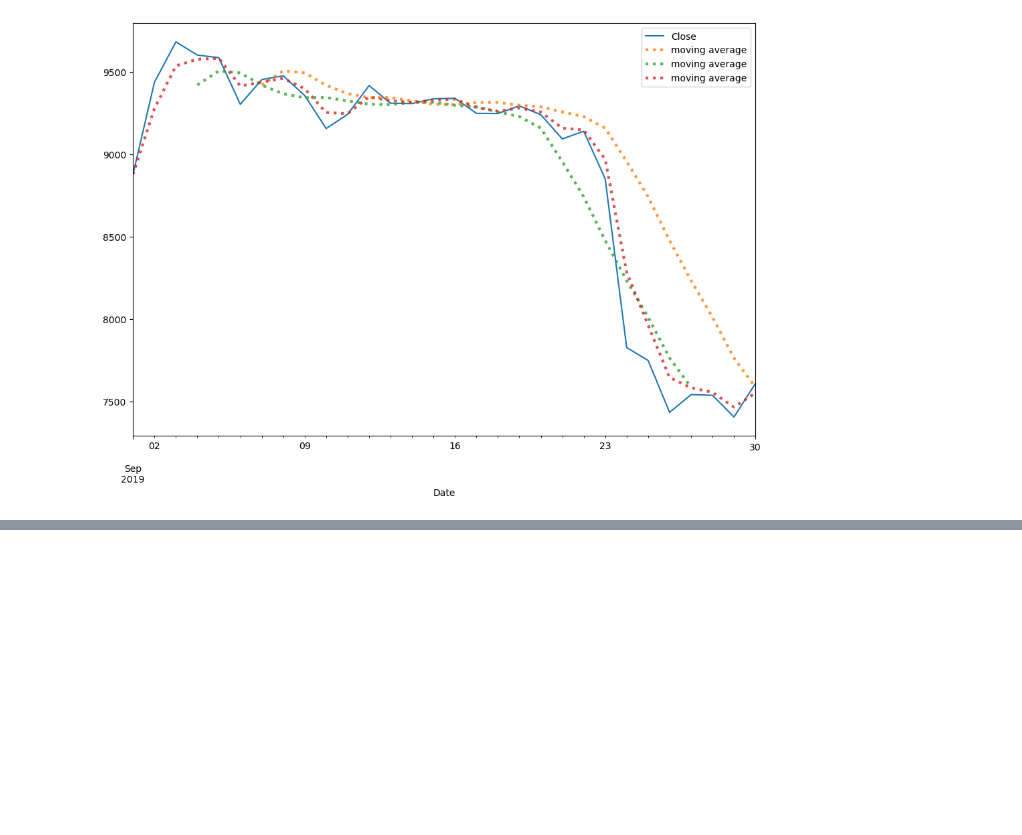
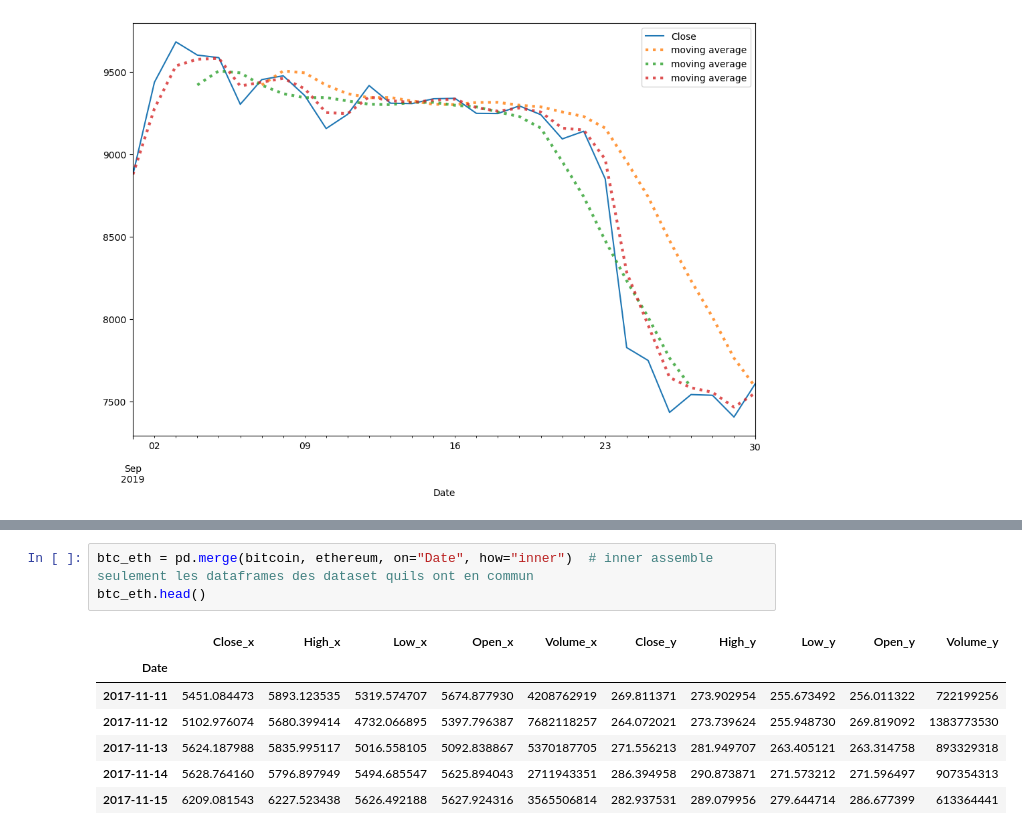
Before and after one commit to Jodel-Kaptouom/Machine-Learning-Practice, a Jupyter notebook: Panda2.ipynb, the cells around one changed output, grey strips where cells are left out. Cells and saved outputs as stored; diff of their text form; blank space fills up the shorter version.

Commit message:
Dataframes associated with different size throught Panda

```diff
--- a/Panda2.ipynb
+++ b/Panda2.ipynb
@@ -129,0 +155,11 @@ plt.show()
+# %%
+btc_eth = pd.merge(bitcoin, ethereum, on="Date", how="inner")  # inner assemble seulement les dataframes des dataset quils ont en commun
+btc_eth.head()
+# %% [output]
+|  | Close_x | High_x | Low_x | Open_x | Volume_x | Close_y | High_y | Low_y | Open_y | Volume_y |
+| Date |  |  |  |  |  |  |  |  |  |  |
+| 2017-11-11 | 5451.084473 | 5893.123535 | 5319.574707 | 5674.877930 | 4208762919 | 269.811371 | 273.902954 | 255.673492 | 256.011322 | 722199256 |
+| 2017-11-12 | 5102.976074 | 5680.399414 | 4732.066895 | 5397.796387 | 7682118257 | 264.072021 | 273.739624 | 255.948730 | 269.819092 | 1383773530 |
+| 2017-11-13 | 5624.187988 | 5835.995117 | 5016.558105 | 5092.838867 | 5370187705 | 271.556213 | 281.949707 | 263.405121 | 263.314758 | 893329318 |
+| 2017-11-14 | 5628.764160 | 5796.897949 | 5494.685547 | 5625.894043 | 2711943351 | 286.394958 | 290.873871 | 271.573212 | 271.596497 | 907354313 |
+| 2017-11-15 | 6209.081543 | 6227.523438 | 5626.492188 | 5627.924316 | 3565506814 | 282.937531 | 289.079956 | 279.644714 | 286.677399 | 613364441 |
```
Also changed, not shown: parts of 9 cells of this notebook.
